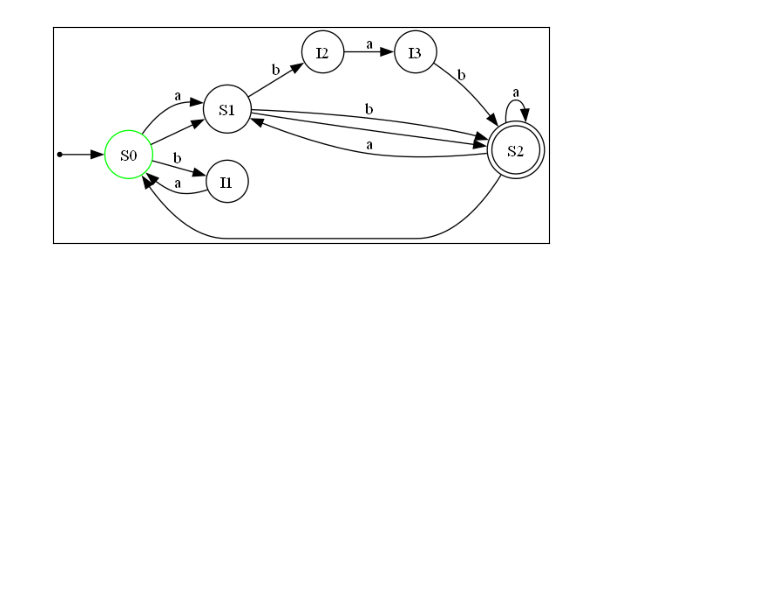
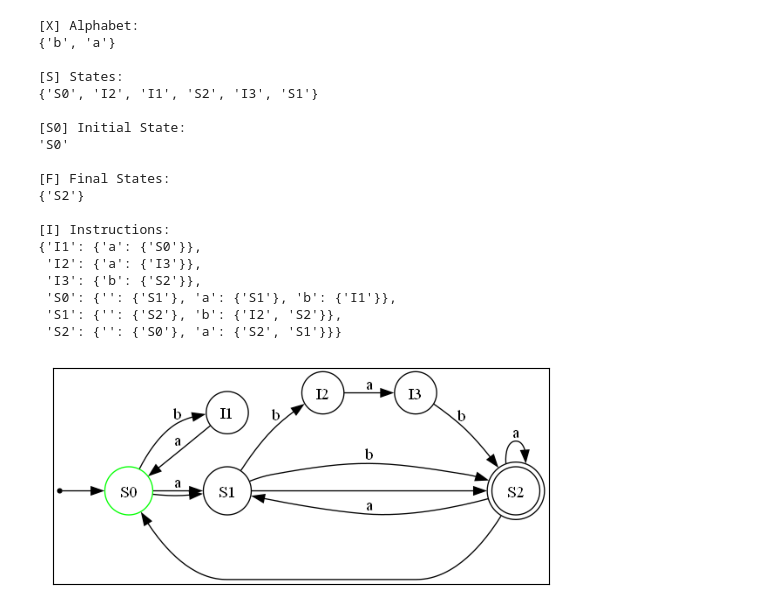
Before and after one commit to mounirmelzi/finite-state-automate, a Jupyter notebook: automate.ipynb, the cells around one changed output. Drawn from its saved outputs; the diff is of its cells as text; code cells hidden in the pictures; blank space fills up the shorter version.

Commit message:
print automate's fields to the console

```diff
--- a/automate.ipynb
+++ b/automate.ipynb
@@ -126,6 +127,19 @@ class Automate:
                     return False
         return True
 
+    def print(self):
+        print("\n[X] Alphabet:")
+        pprint.pprint(self.X)
+        print("\n[S] States:")
+        pprint.pprint(self.S)
+        print("\n[S0] Initial State:")
+        pprint.pprint(self.S0)
+        print("\n[F] Final States:")
+        pprint.pprint(self.F)
+        print("\n[I] Instructions:")
+        pprint.pprint(self.I)
+        print()
+
     def render(self, directory: str = "temp", filename: str = "temp") -> None:
         g = graphviz.Digraph(format="png", directory=directory, filename=filename)
         g.attr(rankdir="LR")
@@ -196,9 +227,30 @@ render(automate)
 [figure]
 # %%
 automate.eliminate_long_words()
+
+automate.print()
 render(automate)
 # %% [output]
+[X] Alphabet:
+{'b', 'a'}
+
+[S] States:
+{'S0', 'I2', 'I1', 'S2', 'I3', 'S1'}
+
+[S0] Initial State:
+'S0'
+
+[F] Final States:
+{'S2'}
+
+[I] Instructions:
+{'I1': {'a': {'S0'}},
+ 'I2': {'a': {'I3'}},
+ 'I3': {'b': {'S2'}},
+ 'S0': {'': {'S1'}, 'a': {'S1'}, 'b': {'I1'}},
+ 'S1': {'': {'S2'}, 'b': {'I2', 'S2'}},
+ 'S2': {'': {'S0'}, 'a': {'S2', 'S1'}}}
-[figure, old version]
+[figure, new version]
 # %%
 while not automate.is_simple():
     automate.eliminate_empty_words()
```
Also changed, not shown: parts of 3 cells of this notebook.
